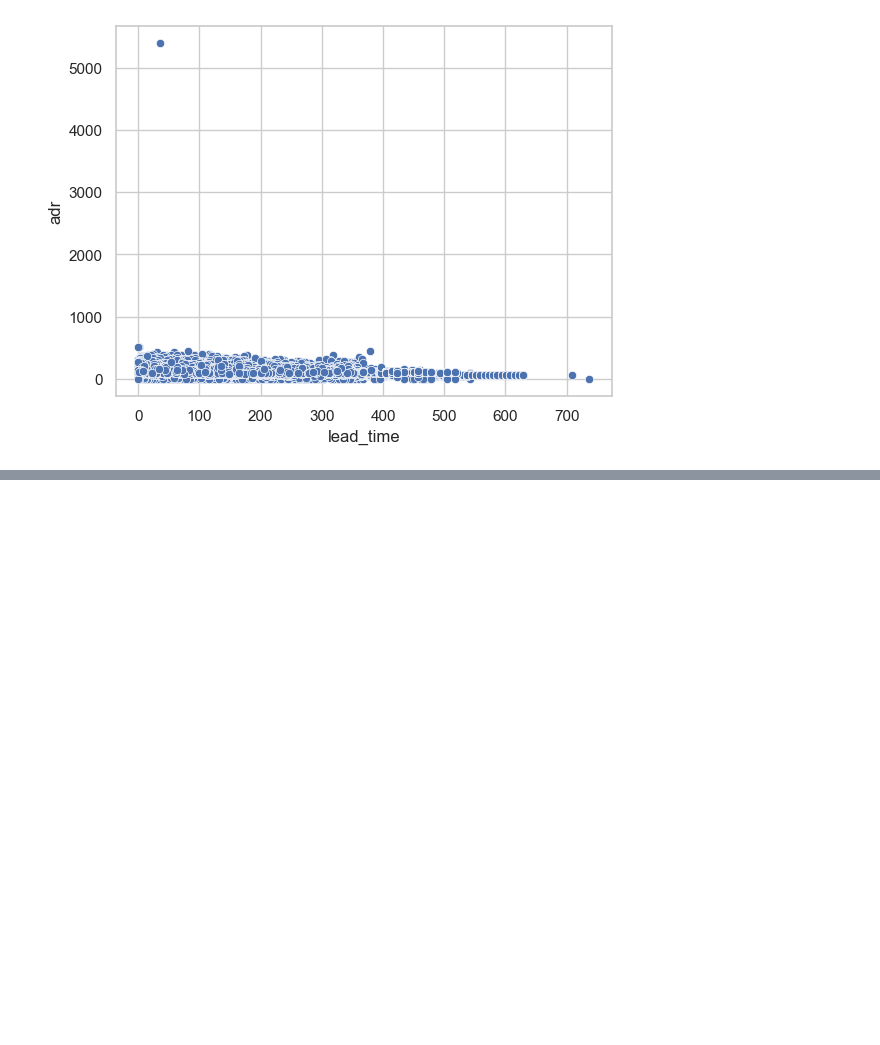
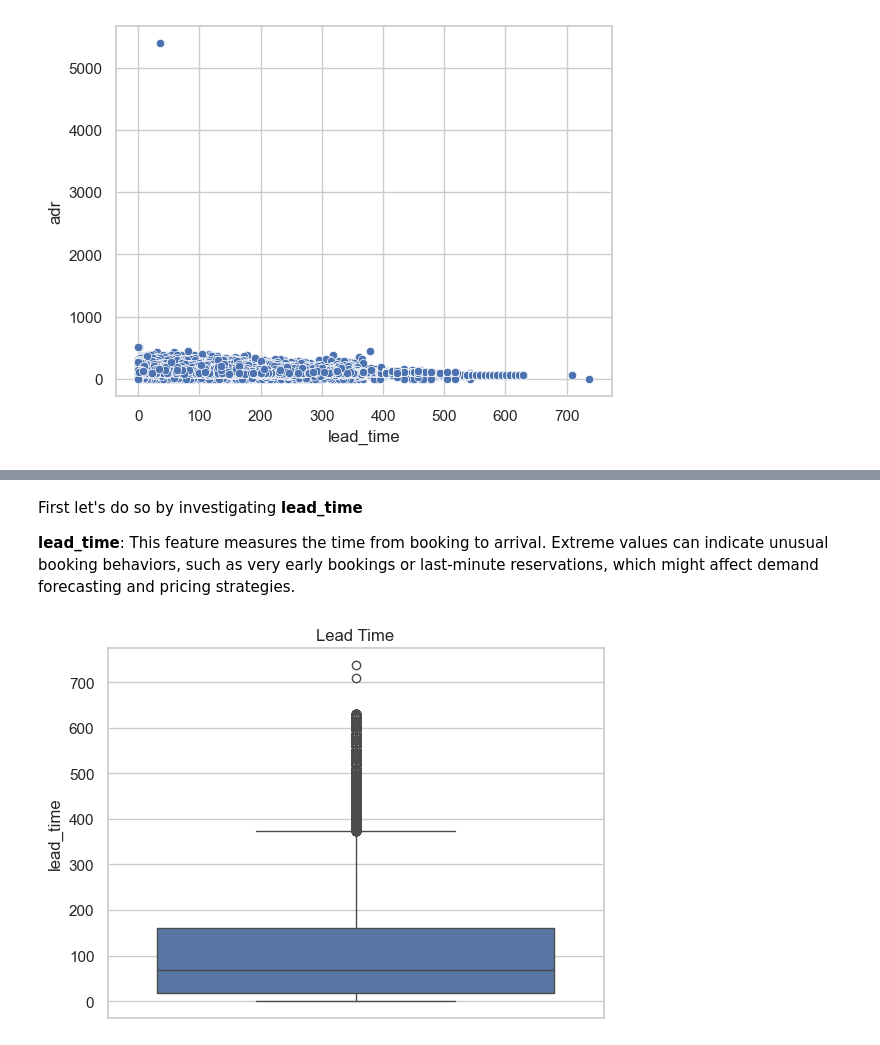
Before and after one commit to cmps460s24/mp-t9-amar-mohamed-osama-salman, a Jupyter notebook: project_new/project.ipynb, the cells around one changed output, grey strips where cells are left out. Cells and saved outputs as stored; diff of their text form; code cells hidden in the pictures; blank space fills up the shorter version.

```diff
--- a/project_new/project.ipynb
+++ b/project_new/project.ipynb
@@ -431,0 +415,11 @@ sns.scatterplot(x='lead_time', y='adr', data=df)
+# %% [markdown]
+First let's do so by investigating **lead_time**
+
+**lead_time**: This feature measures the time from booking to arrival. Extreme values can indicate unusual booking behaviors, such as very early bookings or last-minute reservations, which might affect demand forecasting and pricing strategies.
+# %%
+plt.figure()
+sns.boxplot(y=df['lead_time'])
+plt.title('Lead Time')
+plt.show()
+# %% [output]
+[figure, added]
```
Also changed, not shown: parts of 26 cells of this notebook.
